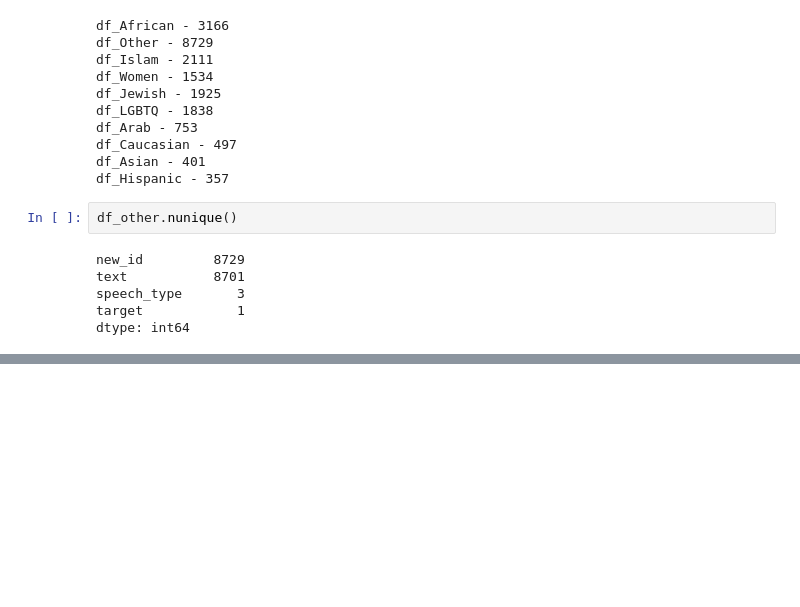
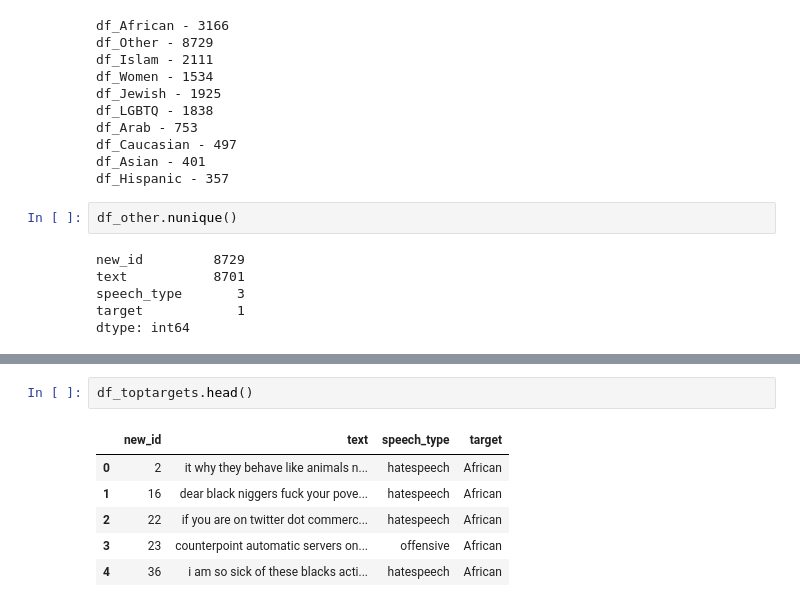
Before and after one commit to arielktran/HateSpeech, a Jupyter notebook: CSS206_project1_Ariel.ipynb, the cells around one changed output, grey strips where cells are left out. Saved outputs shown, nothing was run; the diff lists cells and outputs as text; blank space fills up the shorter version.

```diff
--- a/CSS206_project1_Ariel.ipynb
+++ b/CSS206_project1_Ariel.ipynb
@@ -708,0 +712,9 @@ for df, my_target in zip(list_df_target, list_target):
+# %%
+df_toptargets.head()
+# %% [output]
+|  | new_id | text | speech_type | target |
+| 0 | 2 | it why they behave like animals n... | hatespeech | African |
+| 1 | 16 | dear black niggers fuck your pove... | hatespeech | African |
+| 2 | 22 | if you are on twitter dot commerc... | hatespeech | African |
+| 3 | 23 | counterpoint automatic servers on... | offensive | African |
+| 4 | 36 | i am so sick of these blacks acti... | hatespeech | African |
```
Also changed, not shown: parts of 8 cells of this notebook, 1 other file.
